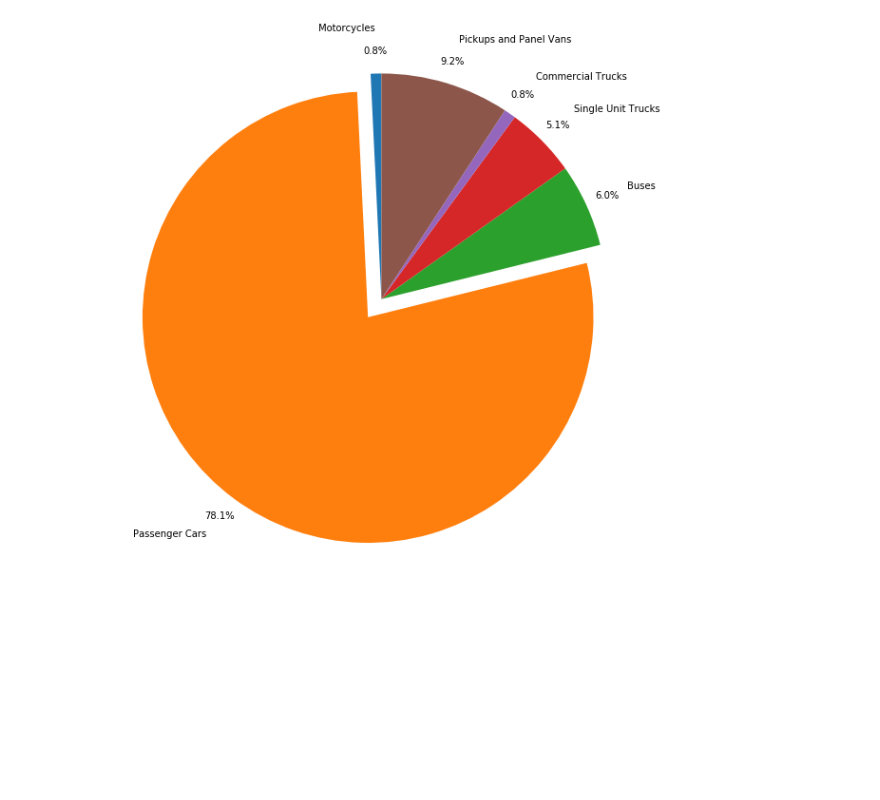
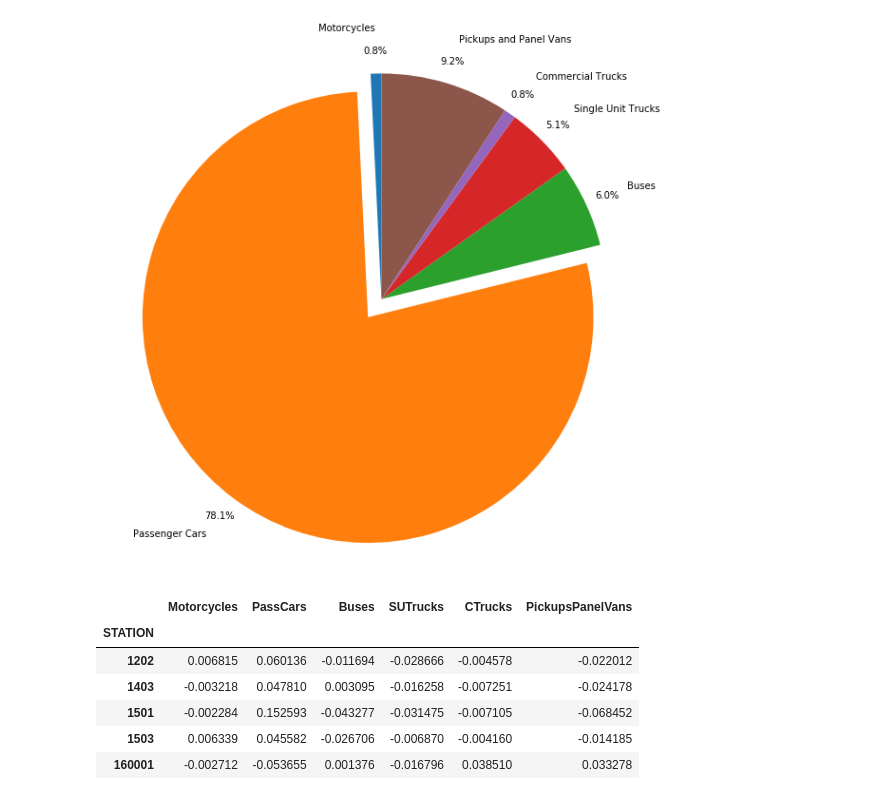
Before and after one commit to jasonahenry/DC20080, a Jupyter notebook: data_analysis.ipynb, the cells around one changed output. Saved outputs shown, nothing was run; the diff lists cells and outputs as text; code cells hidden in the pictures; blank space fills up the shorter version.

```diff
--- a/data_analysis.ipynb
+++ b/data_analysis.ipynb
@@ -529,0 +539,10 @@ plt.show()
+# %%
+em_diff.head()
+# %% [output]
+|  | Motorcycles | PassCars | Buses | SUTrucks | CTrucks | PickupsPanelVans |
+| STATION |  |  |  |  |  |  |
+| 1202 | 0.006815 | 0.060136 | -0.011694 | -0.028666 | -0.004578 | -0.022012 |
+| 1403 | -0.003218 | 0.047810 | 0.003095 | -0.016258 | -0.007251 | -0.024178 |
+| 1501 | -0.002284 | 0.152593 | -0.043277 | -0.031475 | -0.007105 | -0.068452 |
+| 1503 | 0.006339 | 0.045582 | -0.026706 | -0.006870 | -0.004160 | -0.014185 |
+| 160001 | -0.002712 | -0.053655 | 0.001376 | -0.016796 | 0.038510 | 0.033278 |
```
Also changed, not shown: parts of 20 cells of this notebook, 2 other files.
